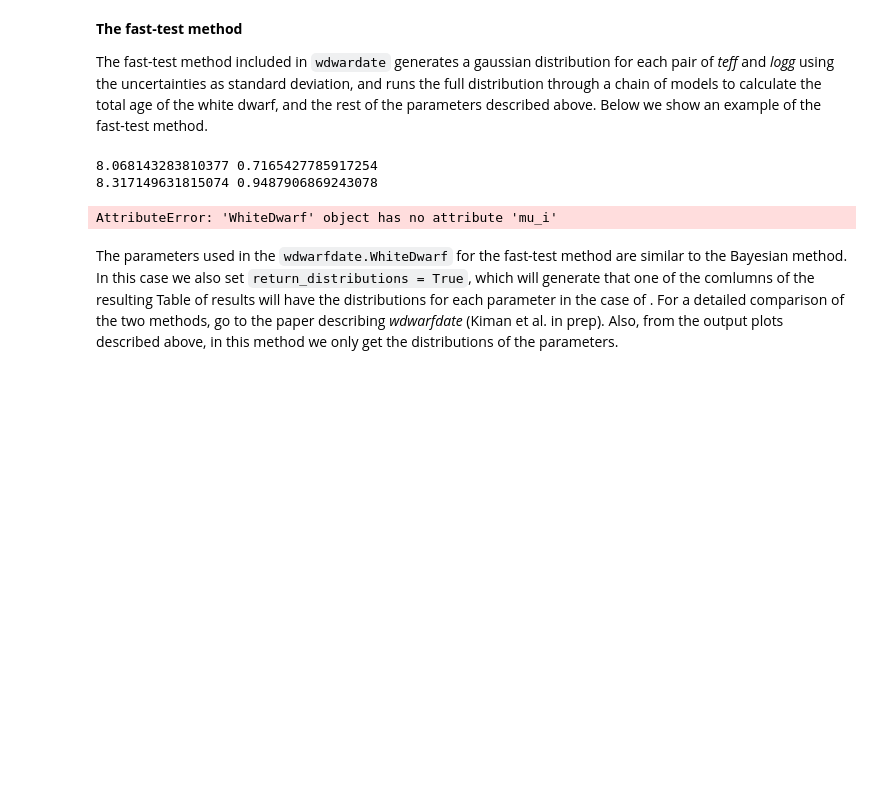
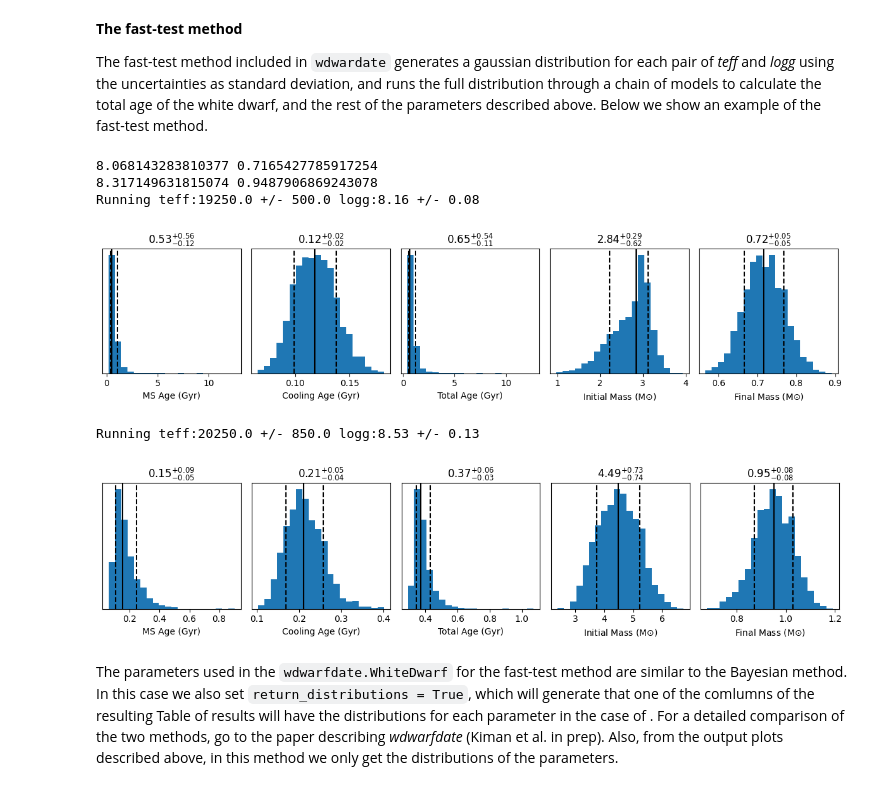
Before and after one commit to rkiman/wdwarfdate, a Jupyter notebook: docs/source/tutorials/bayesian_method.ipynb, the cells around one changed output. Cells and saved outputs as stored; diff of their text form; code cells hidden in the pictures; blank space fills up the shorter version.

```diff
--- a/docs/source/tutorials/bayesian_method.ipynb
+++ b/docs/source/tutorials/bayesian_method.ipynb
@@ -79,16 +82,19 @@ The fast-test method included in `wdwardate` generates a gaussian distribution f
 # %%
 WD2 = wdwarfdate.WhiteDwarf(teffs,teffs_err,loggs,loggs_err,cov=covs,
                            method='fast_test',
                            model_wd='DA',feh='p0.00',vvcrit='0.0',
                            model_ifmr = 'Cummings_2018_MIST',
                            high_perc = 84, low_perc = 16,
                            datatype='Gyr', return_distributions=True,
-                           save_plots=False, display_plots=True)
+                           save_plots=True, display_plots=True)
 WD2.calc_wd_age()
 # %% [output]
 8.068143283810377 0.7165427785917254
 8.317149631815074 0.9487906869243078
+Running teff:19250.0 +/- 500.0 logg:8.16 +/- 0.08
+[figure, added]
-AttributeError: 'WhiteDwarf' object has no attribute 'mu_i'
+Running teff:20250.0 +/- 850.0 logg:8.53 +/- 0.13
+[figure, added]
 # %% [markdown]
 The parameters used in the `wdwarfdate.WhiteDwarf` for the fast-test method are similar to the Bayesian method. In this case we also set `return_distributions = True`, which will generate that one of the comlumns of the resulting Table of results will have the distributions for each parameter in the case of . For a detailed comparison of the two methods, go to the paper describing *wdwarfdate* (Kiman et al. in prep). Also, from the output plots described above, in this method we only get the distributions of the parameters.
 # %%
```
Also changed, not shown: parts of 3 cells of this notebook, 10 other files.
